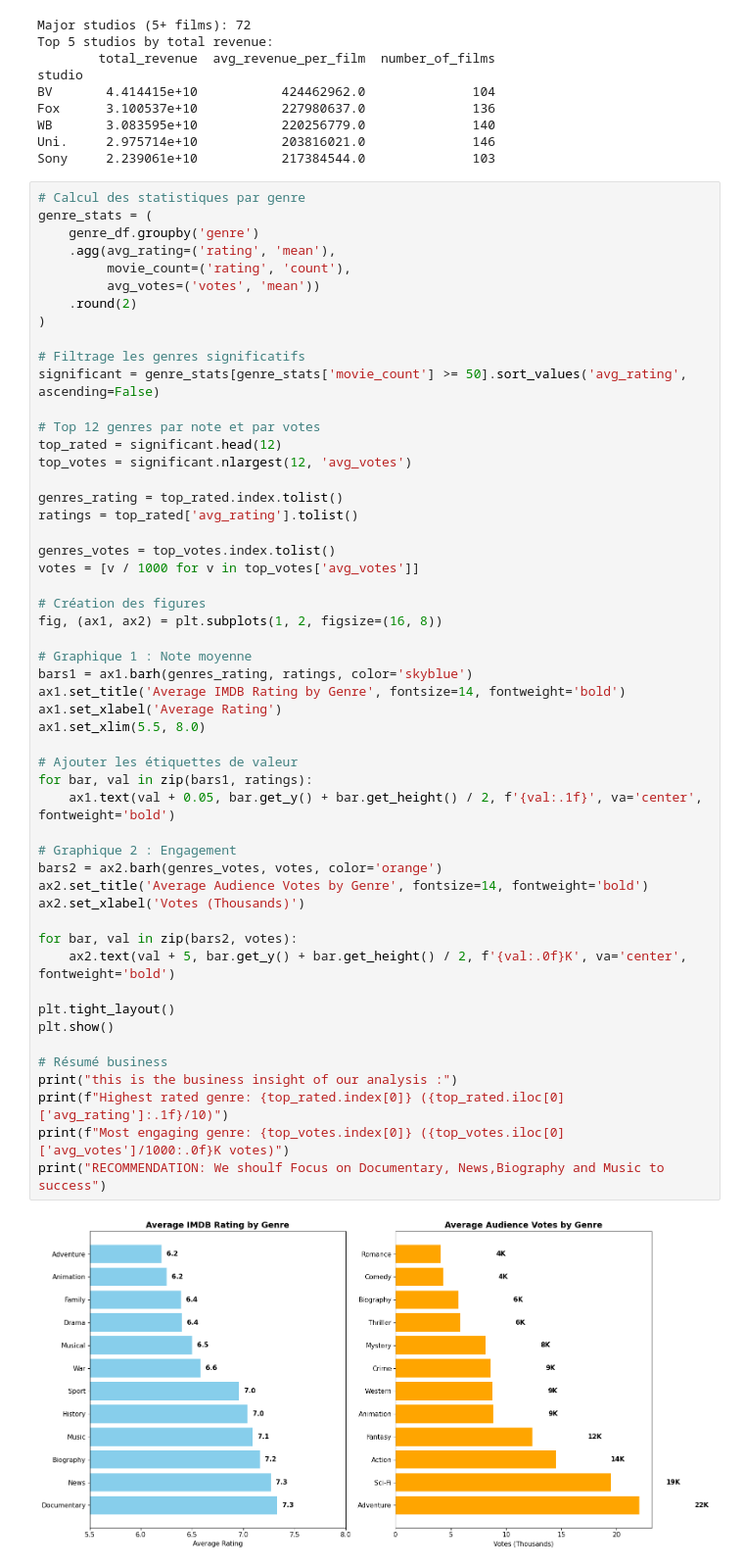
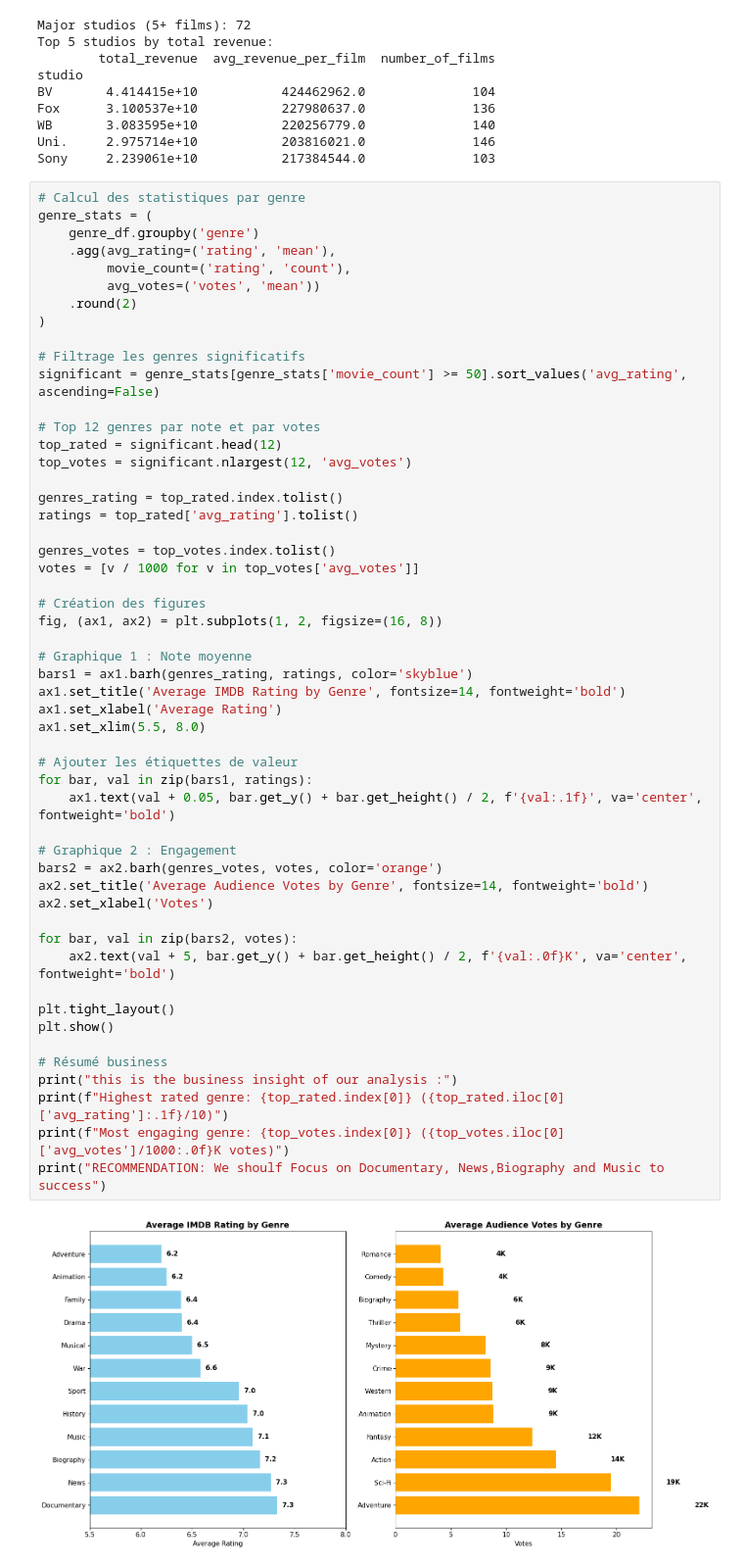
Before and after one commit to djeudy/dsc-phase-2-project-v3, a Jupyter notebook: student.ipynb, the cells around one changed output. Shown: that part at 98% size. Drawn from its saved outputs; the diff is of its cells as text.

```diff
--- a/student.ipynb
+++ b/student.ipynb
@@ -184,35 +184,35 @@ votes = [v / 1000 for v in top_votes['avg_votes']]
 
 # Création des figures
 fig, (ax1, ax2) = plt.subplots(1, 2, figsize=(16, 8))
 
 # Graphique 1 : Note moyenne
 bars1 = ax1.barh(genres_rating, ratings, color='skyblue')
 ax1.set_title('Average IMDB Rating by Genre', fontsize=14, fontweight='bold')
 ax1.set_xlabel('Average Rating')
 ax1.set_xlim(5.5, 8.0)
 
 # Ajouter les étiquettes de valeur
 for bar, val in zip(bars1, ratings):
     ax1.text(val + 0.05, bar.get_y() + bar.get_height() / 2, f'{val:.1f}', va='center', fontweight='bold')
 
 # Graphique 2 : Engagement
 bars2 = ax2.barh(genres_votes, votes, color='orange')
 ax2.set_title('Average Audience Votes by Genre', fontsize=14, fontweight='bold')
-ax2.set_xlabel('Votes (Thousands)')
+ax2.set_xlabel('Votes')
 
 for bar, val in zip(bars2, votes):
     ax2.text(val + 5, bar.get_y() + bar.get_height() / 2, f'{val:.0f}K', va='center', fontweight='bold')
 
 plt.tight_layout()
 plt.show()
 
 # Résumé business
 print("this is the business insight of our analysis :")
 print(f"Highest rated genre: {top_rated.index[0]} ({top_rated.iloc[0]['avg_rating']:.1f}/10)")
 print(f"Most engaging genre: {top_votes.index[0]} ({top_votes.iloc[0]['avg_votes']/1000:.0f}K votes)")
 print("RECOMMENDATION: We shoulf Focus on Documentary, News,Biography and Music to  success")
 # %% [output]
-[figure, old version]
+[figure, new version]
 this is the business insight of our analysis :
 Highest rated genre: Documentary (7.3/10)
 Most engaging genre: Adventure (22K votes)
```
Also changed, not shown: parts of 1 cell of this notebook.
